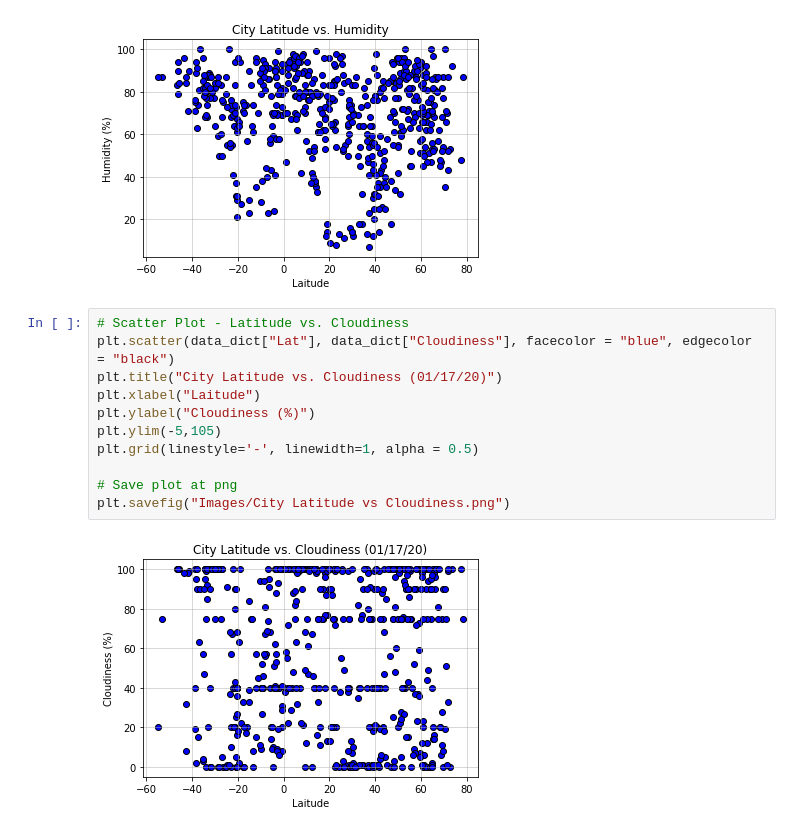
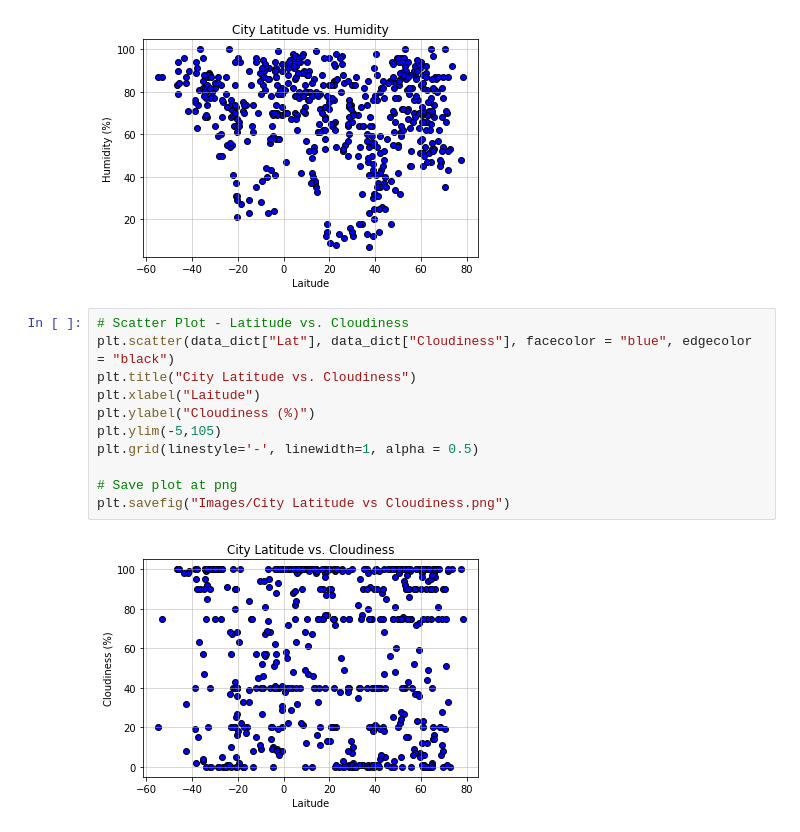
Before and after one commit to joelox87/python-api-challenge, a Jupyter notebook: WeatherPy/WeatherPy.ipynb, the cells around one changed output. Cells and saved outputs as stored; diff of their text form.

```diff
--- a/WeatherPy/WeatherPy.ipynb
+++ b/WeatherPy/WeatherPy.ipynb
@@ -177,13 +177,13 @@ plt.savefig("Images/City Latitude vs Humidity.png")
 # %%
 # Scatter Plot - Latitude vs. Cloudiness
 plt.scatter(data_dict["Lat"], data_dict["Cloudiness"], facecolor = "blue", edgecolor = "black")
-plt.title("City Latitude vs. Cloudiness (01/17/20)")
+plt.title("City Latitude vs. Cloudiness")
 plt.xlabel("Laitude")
 plt.ylabel("Cloudiness (%)")
 plt.ylim(-5,105)
 plt.grid(linestyle='-', linewidth=1, alpha = 0.5)
 
 # Save plot at png
 plt.savefig("Images/City Latitude vs Cloudiness.png")
 # %% [output]
-[figure, old version]
+[figure, new version]
```
Also changed, not shown: parts of 1 cell of this notebook, 1 other file.
